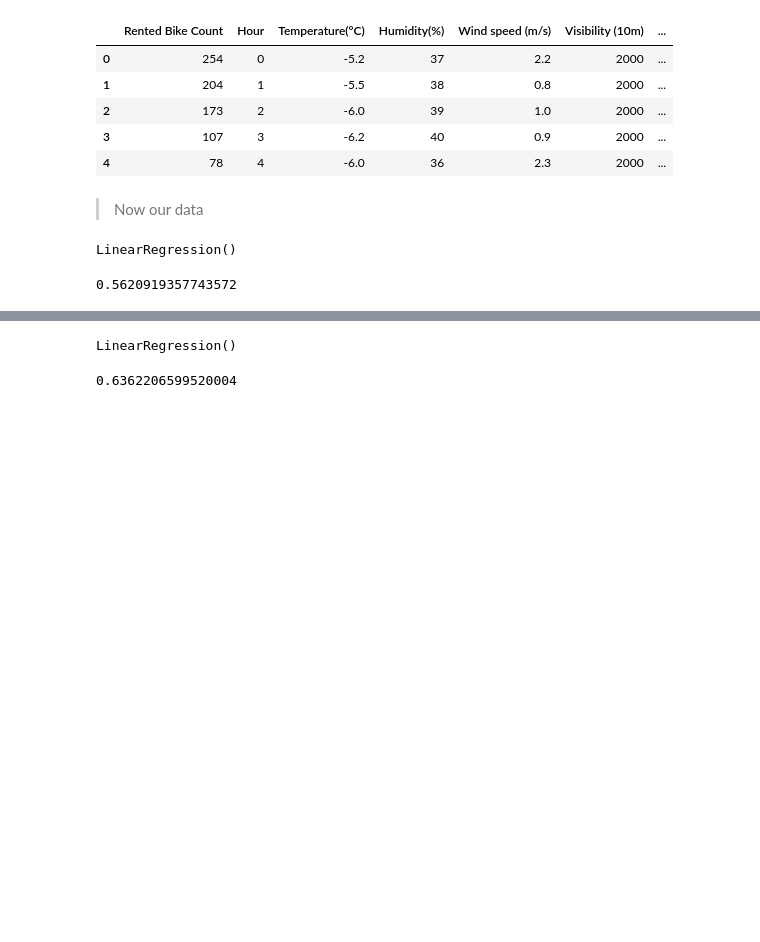
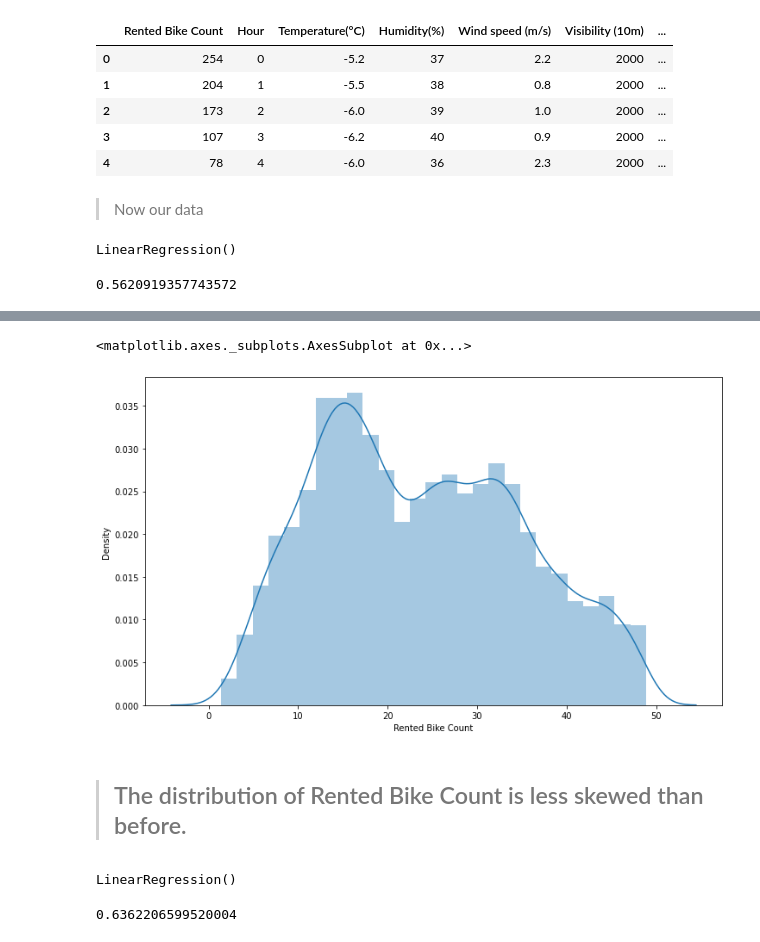
Before and after one commit to Sourabhpatel1/Capstone-Project-Regression, a Jupyter notebook: Capstone_Project_II,_Regression.ipynb, the cells around one changed output, grey strips where cells are left out. Drawn from its saved outputs; the diff is of its cells as text; code cells hidden in the pictures; blank space fills up the shorter version.

```diff
--- a/Capstone_Project_II,_Regression.ipynb
+++ b/Capstone_Project_II,_Regression.ipynb
@@ -584,4 +587,12 @@ lr_model.score(x_test, y_test)
 # %%
 # Transforming the target variable to eliminate the skewness in the data
 data["Rented Bike Count"] = np.sqrt(data["Rented Bike Count"])
+# %%
+# Chicking the distribution of transformed column
+sns.distplot(data["Rented Bike Count"])
+# %% [output]
+<matplotlib.axes._subplots.AxesSubplot at 0x...>
+[figure, added]
+# %% [markdown]
+<blockquote><h2>The distribution of Rented Bike Count is less skewed than before.</h2></blockquote>
 # %%
```
Also changed, not shown: parts of 17 cells of this notebook.
